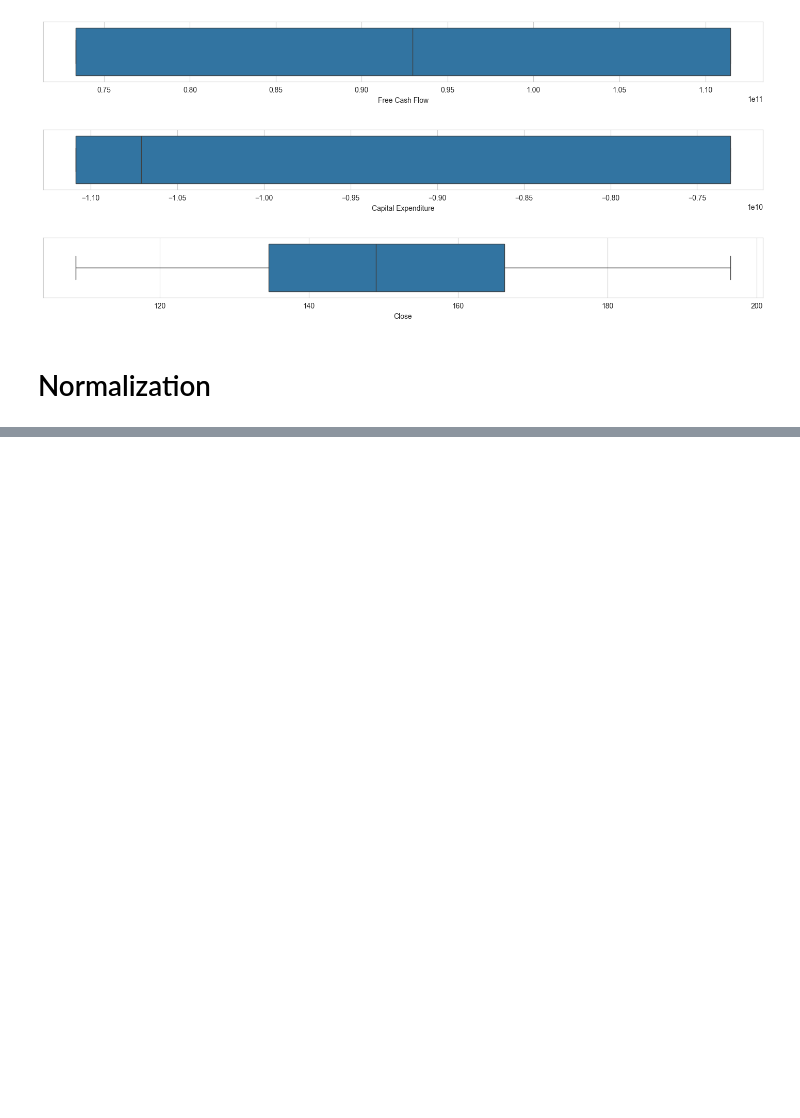
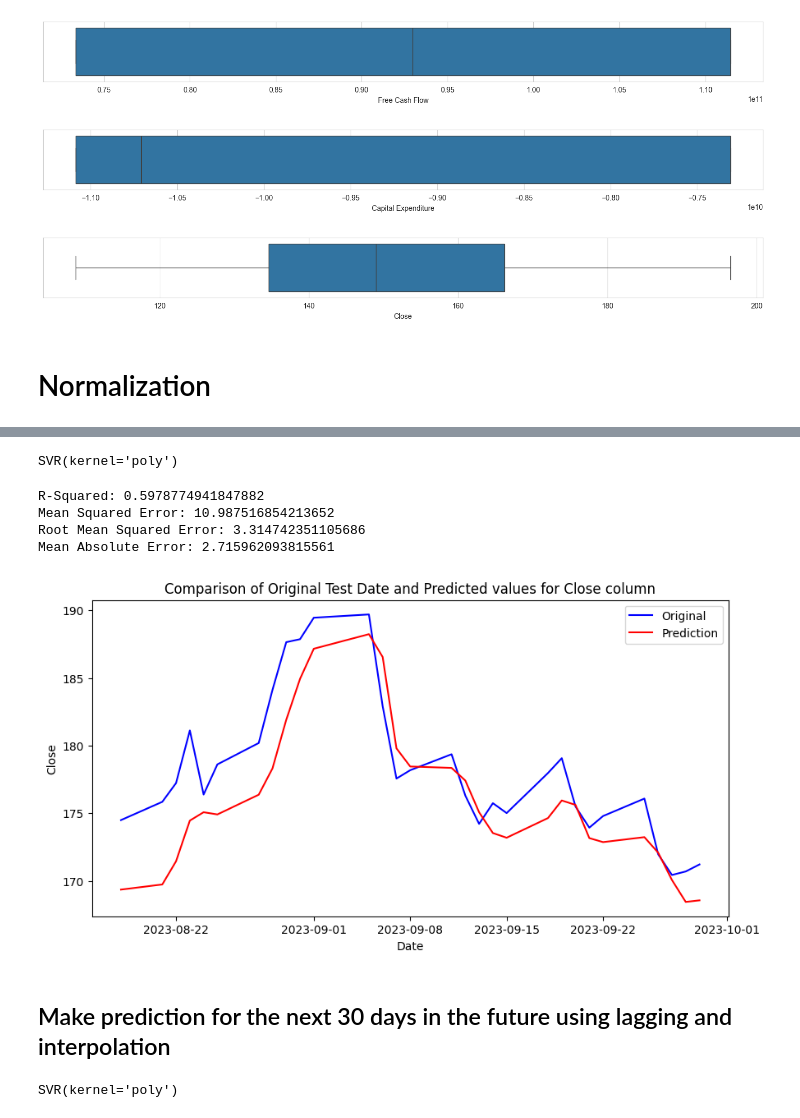
Before and after one commit to AdhamSakr/stockpredictor, a Jupyter notebook: eda/eda.ipynb, the cells around one changed output, grey strips where cells are left out. Saved outputs shown, nothing was run; the diff lists cells and outputs as text; code cells hidden in the pictures; blank space fills up the shorter version.

```diff
--- a/eda/eda.ipynb
+++ b/eda/eda.ipynb
@@ -656,0 +540,48 @@ Mean Absolute Error: 0.45553919204732385
+# %%
+# Scale features
+scaler = MinMaxScaler()
+X_train_scaled = scaler.fit_transform(X_train)
+X_test_scaled = scaler.transform(X_test)
+# %%
+regressor = SVR(kernel='poly')
+regressor.fit(X_train_scaled, y_train)
+# %% [output]
+SVR(kernel='poly')
+# %%
+y_pred = regressor.predict(X_test_scaled)
+# %%
+# Metrics for lagged features
+r2 = metrics.r2_score(y_test, y_pred)
+mse = metrics.mean_squared_error(y_test, y_pred)
+rmse = metrics.mean_squared_error(y_test, y_pred, squared=False)
+mae = metrics.mean_absolute_error(y_test, y_pred)
+
+print(f"R-Squared: {r2}")
+print(f"Mean Squared Error: {mse}")
+print(f"Root Mean Squared Error: {rmse}")
+print(f"Mean Absolute Error: {mae}")
+# %% [output]
+R-Squared: 0.5978774941847882
+Mean Squared Error: 10.987516854213652
+Root Mean Squared Error: 3.314742351105686
+Mean Absolute Error: 2.715962093815561
+# %%
+y_pred_series = pd.Series(y_pred, index=y_test.index)
+# %%
+# Plotting the reverse differenced Close column to plot original data
+plt.figure(figsize=(10, 5))
+plt.plot(y_test.index, y_test, label='Original', color='blue')
+plt.plot(y_pred_series.index, y_pred_series, label='Prediction', color='red')
+
+# Customize the plot
+plt.title('Comparison of Original Test Date and Predicted values for Close column')
+plt.xlabel('Date')
+plt.ylabel('Close')
+plt.legend()
+
+# Show the plot
+plt.show()
+# %% [output]
+[figure, added]
+# %% [markdown]
+## Make prediction for the next 30 days in the future using lagging and interpolation
@@ -656,0 +610,5 @@ Mean Absolute Error: 0.45553919204732385
+# %%
+svr = SVR(kernel='poly')
+svr.fit(X_scaled, y)
+# %% [output]
+SVR(kernel='poly')
```
Also changed, not shown: parts of 50 cells of this notebook.
